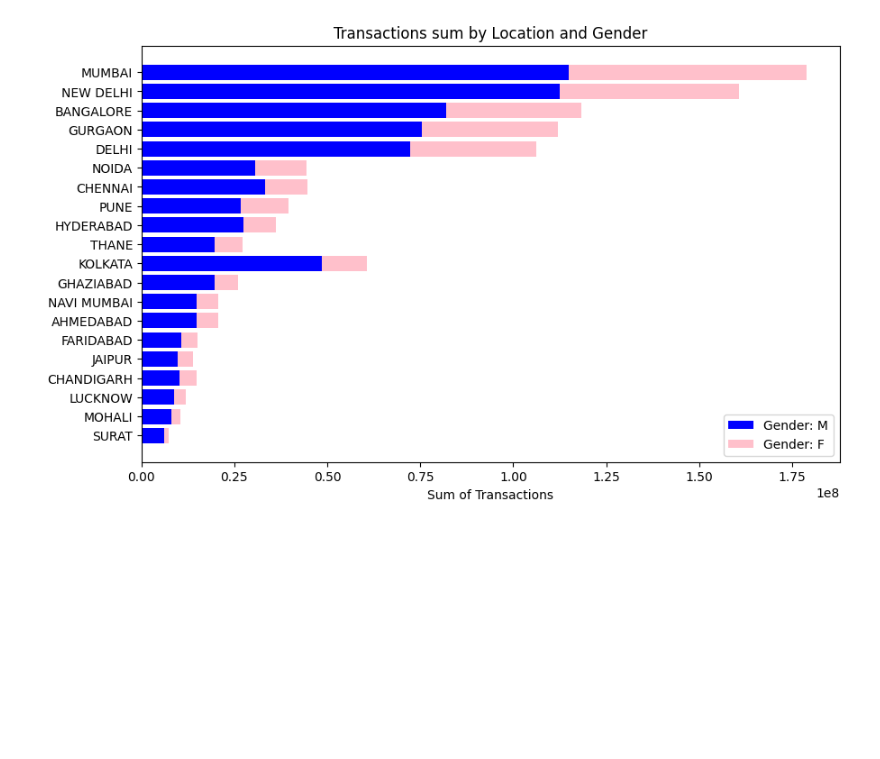
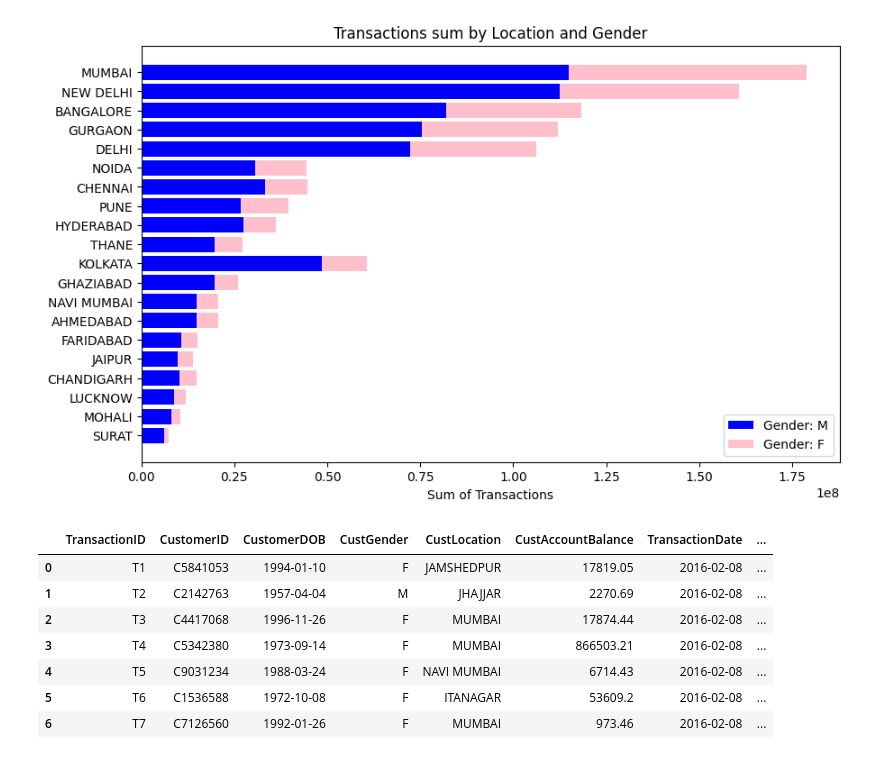
Before and after one commit to AlexeyBelowzero/Alex_DA_rep, a Jupyter notebook: BCS_EDA.ipynb, the cells around one changed output. Cells and saved outputs as stored; diff of their text form; code cells hidden in the pictures; blank space fills up the shorter version.

```diff
--- a/BCS_EDA.ipynb
+++ b/BCS_EDA.ipynb
@@ -459,3 +459,14 @@ plt.legend()
 plt.show()
 # %% [output]
 [figure]
+# %%
+df.head(7)
+# %% [output]
+|  | TransactionID | CustomerID | CustomerDOB | CustGender | CustLocation | CustAccountBalance | TransactionDate | ... |
+| 0 | T1 | C5841053 | 1994-01-10 | F | JAMSHEDPUR | 17819.05 | 2016-02-08 | ... |
+| 1 | T2 | C2142763 | 1957-04-04 | M | JHAJJAR | 2270.69 | 2016-02-08 | ... |
+| 2 | T3 | C4417068 | 1996-11-26 | F | MUMBAI | 17874.44 | 2016-02-08 | ... |
+| 3 | T4 | C5342380 | 1973-09-14 | F | MUMBAI | 866503.21 | 2016-02-08 | ... |
+| 4 | T5 | C9031234 | 1988-03-24 | F | NAVI MUMBAI | 6714.43 | 2016-02-08 | ... |
+| 5 | T6 | C1536588 | 1972-10-08 | F | ITANAGAR | 53609.2 | 2016-02-08 | ... |
+| 6 | T7 | C7126560 | 1992-01-26 | F | MUMBAI | 973.46 | 2016-02-08 | ... |
```
Also changed, not shown: parts of 2 cells of this notebook.
